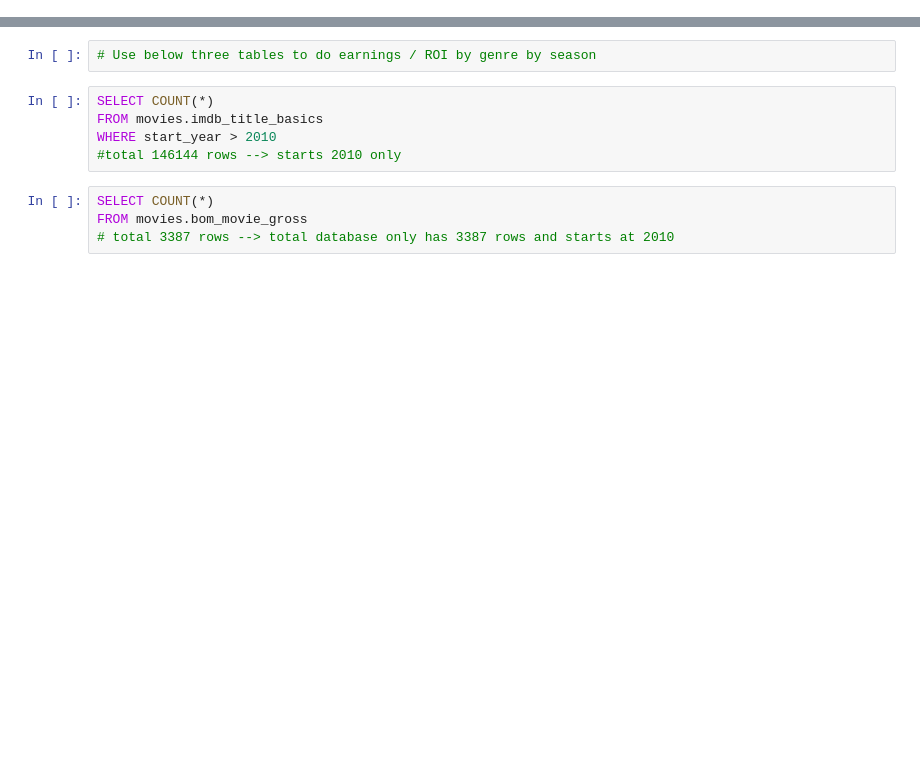
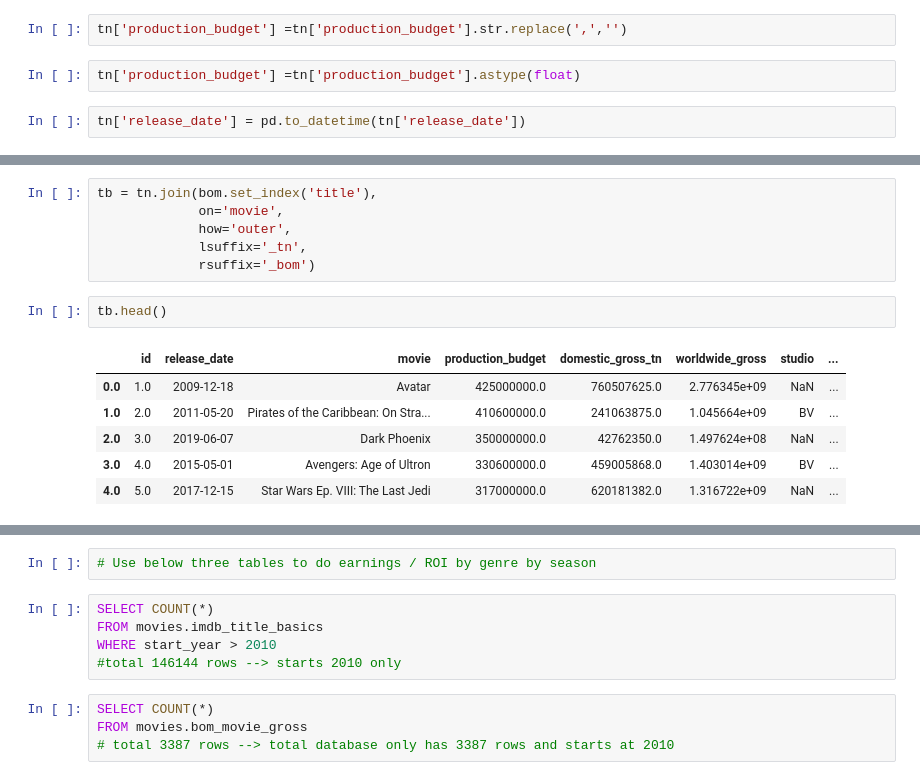
Before and after one commit to pvtsai/CXPT, a Jupyter notebook: cxpt-cong-workbook.ipynb, the cells around one changed output, grey strips where cells are left out. Cells and saved outputs as stored; diff of their text form; blank space fills up the shorter version.

```diff
--- a/cxpt-cong-workbook.ipynb
+++ b/cxpt-cong-workbook.ipynb
@@ -0,0 +357,6 @@
+# %%
+tn['production_budget'] =tn['production_budget'].str.replace(',','')
+# %%
+tn['production_budget'] =tn['production_budget'].astype(float)
+# %%
+tn['release_date'] = pd.to_datetime(tn['release_date'])
@@ -0,0 +403,15 @@
+# %%
+tb = tn.join(bom.set_index('title'),
+             on='movie',
+             how='outer',
+             lsuffix='_tn',
+             rsuffix='_bom')
+# %%
+tb.head()
+# %% [output]
+|  | id | release_date | movie | production_budget | domestic_gross_tn | worldwide_gross | studio | ... |
+| 0.0 | 1.0 | 2009-12-18 | Avatar | 425000000.0 | 760507625.0 | 2.776345e+09 | NaN | ... |
+| 1.0 | 2.0 | 2011-05-20 | Pirates of the Caribbean: On Stra... | 410600000.0 | 241063875.0 | 1.045664e+09 | BV | ... |
+| 2.0 | 3.0 | 2019-06-07 | Dark Phoenix | 350000000.0 | 42762350.0 | 1.497624e+08 | NaN | ... |
+| 3.0 | 4.0 | 2015-05-01 | Avengers: Age of Ultron | 330600000.0 | 459005868.0 | 1.403014e+09 | BV | ... |
+| 4.0 | 5.0 | 2017-12-15 | Star Wars Ep. VIII: The Last Jedi | 317000000.0 | 620181382.0 | 1.316722e+09 | NaN | ... |
```
Also changed, not shown: parts of 70 cells of this notebook.
